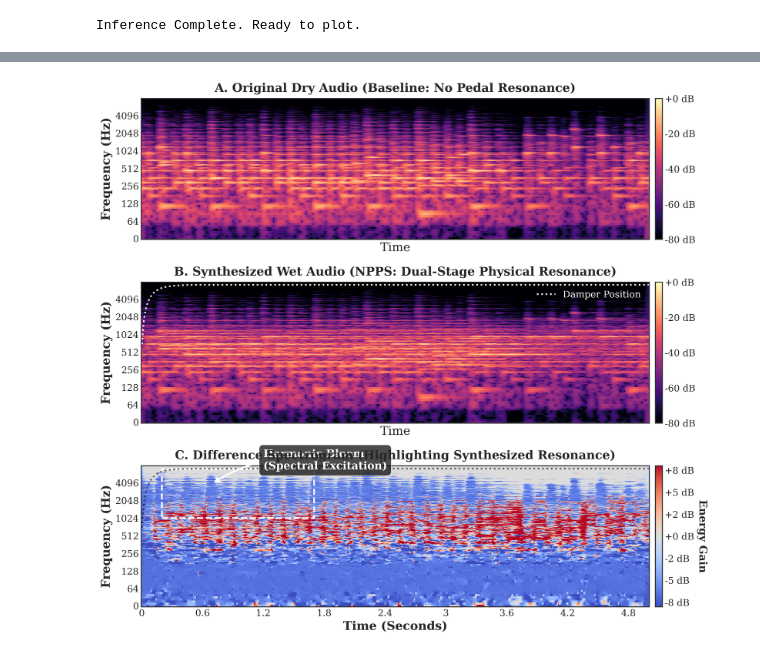
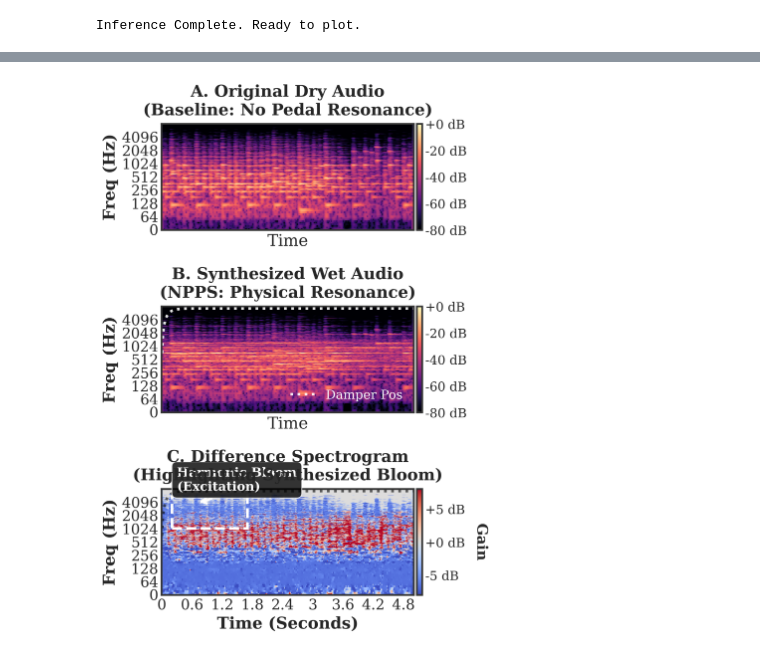
Before and after one commit to xiaofei1412/My-Neuro-Physical-Piano, a Jupyter notebook: notebooks/generate_paper_figures.ipynb, the cells around one changed output, grey strips where cells are left out. Cells and saved outputs as stored; diff of their text form; code cells hidden in the pictures.

```diff
--- a/notebooks/generate_paper_figures.ipynb
+++ b/notebooks/generate_paper_figures.ipynb
@@ -22,19 +22,19 @@ sys.path.append(PROJECT_ROOT)
 from src.dataset import MaestroDataset
 from src.models import PedalNet, PedalMechanism, AcousticModel
 
-# Publication-Ready Style
+# A 2x Scale solution optimized for ISMIR single column (3.23 inches)
 plt.style.use('seaborn-v0_8-whitegrid')
 plt.rcParams.update({
     'font.family': 'serif',
-    'font.size': 16,
-    'axes.labelsize': 18,
-    'axes.titlesize': 20,
-    'legend.fontsize': 14,
-    'xtick.labelsize': 14,
-    'ytick.labelsize': 14,
-    'figure.dpi': 300,
+    'font.size': 18,                # 2x scale: Ultimately renders an accurate 9pt in the PDF
+    'axes.labelsize': 18,           # X/Y axis labels
+    'axes.titlesize': 18,           # Subplot titles
+    'legend.fontsize': 16,          # Legend slightly smaller to avoid occluding curves
+    'xtick.labelsize': 16,          # Tick labels on the x-axis
+    'ytick.labelsize': 16,
+    'figure.dpi': 300,              # Maintain high resolution
     'axes.edgecolor': '#333333',
-    'axes.linewidth': 1.5
+    'axes.linewidth': 2.0           # Border thickness increased to 2.0, scaled down by 50% results in the standard line width of 1.0
 })
 
 device = torch.device('cuda' if torch.cuda.is_available() else 'cpu')
@@ -193,65 +188,66 @@ plt.show()
 # %%
-# --- Cell 5: Figure 2 - Spectral Bloom and Acoustic Synthesis (With Bounding Boxes) ---
-fig, axes = plt.subplots(3, 1, figsize=(14, 12), sharex=True)
+# --- Cell 5: Figure 2 - Spectral Bloom and Acoustic Synthesis ---
+# The width is strictly limited to 6.46 pixels because three images need to be stacked, and the height is set to 9.0 pixels to ensure that the Y-axis labels do not overlap
+fig, axes = plt.subplots(3, 1, figsize=(6.46, 9.0), sharex=True)
 
 n_fft = 2048
 hop_length = 160
 sr = 16000
 
-# Calculate Spectrograms
 D_dry = librosa.amplitude_to_db(np.abs(librosa.stft(audio_dry_np, n_fft=n_fft, hop_length=hop_length)), ref=np.max)
 D_wet = librosa.amplitude_to_db(np.abs(librosa.stft(audio_wet_np, n_fft=n_fft, hop_length=hop_length)), ref=np.max)
 min_len = min(D_dry.shape[1], D_wet.shape[1])
 D_diff = D_wet[:, :min_len] - D_dry[:, :min_len]
 
-# Plot A: Dry Audio
+# Plot A
 ax1 = axes[0]
 img1 = librosa.display.specshow(D_dry, y_axis='log', x_axis='time', sr=sr, hop_length=hop_length, ax=ax1, cmap='magma')
-ax1.set_title("A. Original Dry Audio (Baseline: No Pedal Resonance)", fontsize=18, fontweight='bold', pad=10)
-fig.colorbar(img1, ax=ax1, format="%+2.0f dB", pad=0.01)
+# Add a newline character (\n) to the title to prevent text from going out of bounds in narrow images
+ax1.set_title("A. Original Dry Audio\n(Baseline: No Pedal Resonance)", fontweight='bold', pad=10)
+cbar1 = fig.colorbar(img1, ax=ax1, format="%+2.0f dB", pad=0.01)
+cbar1.ax.tick_params(labelsize=14)
 
-# Plot B: Wet Audio (Ours)
+# Plot B
 ax2 = axes[1]
 img2 = librosa.display.specshow(D_wet, y_axis='log', x_axis='time', sr=sr, hop_length=hop_length, ax=ax2, cmap='magma')
-ax2.plot(time_axis_audio, pos_np * (sr/2)*0.9, color='white', linewidth=2.5, linestyle=':', alpha=0.9, label='Damper Position')
-ax2.set_title("B. Synthesized Wet Audio (NPPS: Dual-Stage Physical Resonance)", fontsize=18, fontweight='bold', pad=10)
-ax2.legend(loc='upper right', facecolor='black', edgecolor='white', labelcolor='white')
-fig.colorbar(img2, ax=ax2, format="%+2.0f dB", pad=0.01)
+ax2.plot(time_axis_audio, pos_np * (sr/2)*0.9, color='white', linewidth=3.0, linestyle=':', alpha=0.9, label='Damper Pos')
+ax2.set_title("B. Synthesized Wet Audio\n(NPPS: Physical Resonance)", fontweight='bold', pad=10)
+ax2.legend(loc='lower right', facecolor='black', edgecolor='white', labelcolor='white', fontsize=14)
+cbar2 = fig.colorbar(img2, ax=ax2, format="%+2.0f dB", pad=0.01)
+cbar2.ax.tick_params(labelsize=14)
 
-# Plot C: Difference (The "Bloom" Effect)
+# Plot C
 ax3 = axes[2]
-vmax = 8 # High-sensitivity threshold
+vmax = 8
 img3 = librosa.display.specshow(D_diff, y_axis='log', x_axis='time', sr=sr, hop_length=hop_length, ax=ax3, cmap='coolwarm', vmin=-vmax, vmax=vmax)
-ax3.plot(time_axis_audio, pos_np * (sr/2)*0.9, color='black', linewidth=2.5, linestyle=':', alpha=0.6)
-ax3.set_title("C. Difference Spectrogram (Highlighting Synthesized Resonance)", fontsize=18, fontweight='bold', pad=10)
-cbar = fig.colorbar(img3, ax=ax3, format="%+2.0f dB", pad=0.01)
-cbar.set_label("Energy Gain", rotation=270, labelpad=20, fontsize=16, fontweight='bold')
+ax3.plot(time_axis_audio, pos_np * (sr/2)*0.9, color='black', linewidth=3.0, linestyle=':', alpha=0.6)
+ax3.set_title("C. Difference Spectrogram\n(Highlighting Synthesized Bloom)", fontweight='bold', pad=10)
+cbar3 = fig.colorbar(img3, ax=ax3, format="%+2.0f dB", pad=0.01)
+cbar3.ax.tick_params(labelsize=14)
+cbar3.set_label("Gain", rotation=270, labelpad=25, fontweight='bold', fontsize=16)
 
 # Bounding Boxes and Annotations
-# Draw a box at the point where the first pedal is pressed to mark the high-frequency overtone range
 highlight_start = zoom_center_time + 0.2
 highlight_end = highlight_start + 1.5
 rect = patches.Rectangle((highlight_start, 1024), highlight_end - highlight_start, 6000,
-                         linewidth=2.5, edgecolor='white', facecolor='none', linestyle='dashed')
+                         linewidth=3.0, edgecolor='white', facecolor='none', linestyle='dashed')
 ax3.add_patch(rect)
 
-# Add text descriptions with arrows
-ax3.annotate('Harmonic Bloom\n(Spectral Excitation)',
+# Dynamically adjust the coordinates of arrows and annotation boxes to maintain an aesthetically pleasing appearance even in narrower charts
+ax3.annotate('Harmonic Bloom\n(Excitation)',
              xy=(highlight_start + 0.5, 4000), xycoords='data',
-             xytext=(highlight_start + 1.0, 7000), textcoords='data',
-             color='white', fontweight='bold', fontsize=16,
-             bbox=dict(boxstyle="round,pad=0.4", fc="black", ec="white", alpha=0.7),
-             arrowprops=dict(arrowstyle="->", color="white", lw=2.5, connectionstyle="arc3,rad=0.2"))
+             xytext=(highlight_start + 0.1, 7500), textcoords='data',
+             color='white', fontweight='bold', fontsize=14,
+             bbox=dict(boxstyle="round,pad=0.4", fc="black", ec="white", alpha=0.8),
+             arrowprops=dict(arrowstyle="->", color="white", lw=2.5, connectionstyle="arc3,rad=-0.2"))
 
-# Clean up axes formatting
 for ax in axes:
-    ax.set_ylabel("Frequency (Hz)", fontsize=18, fontweight='bold')
-    ax.tick_params(axis='both', which='major', labelsize=14)
+    ax.set_ylabel("Freq (Hz)", fontweight='bold')
 
-axes[2].set_xlabel("Time (Seconds)", fontweight='bold', fontsize=18)
+axes[2].set_xlabel("Time (Seconds)", fontweight='bold')
 plt.tight_layout()
 
 plt.savefig("fig_spectral_bloom_academic.pdf", bbox_inches='tight')
 plt.show()
 # %% [output]
-[figure, old version]
+[figure, new version]
```
Also changed, not shown: parts of 1 cell of this notebook, 2 other files.
